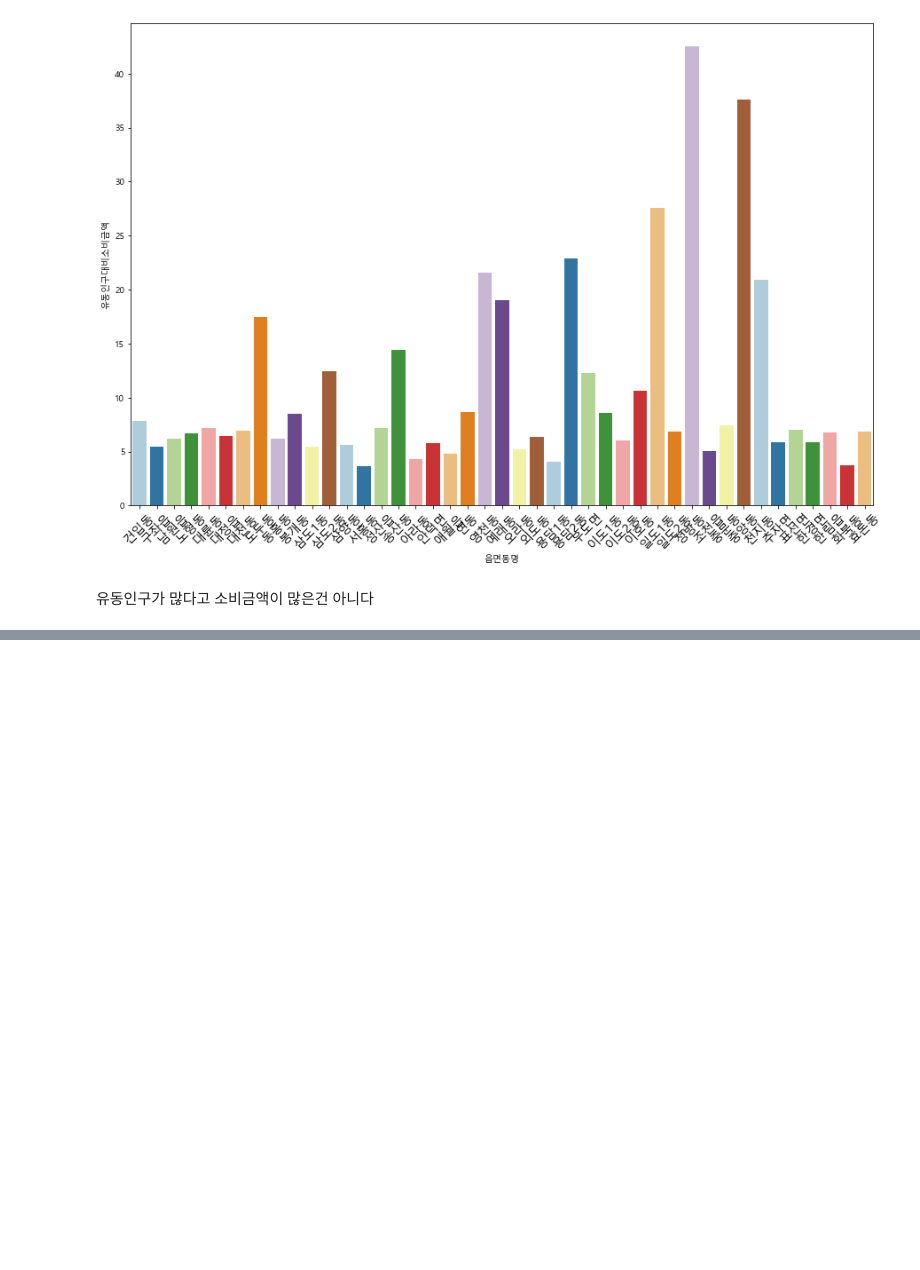
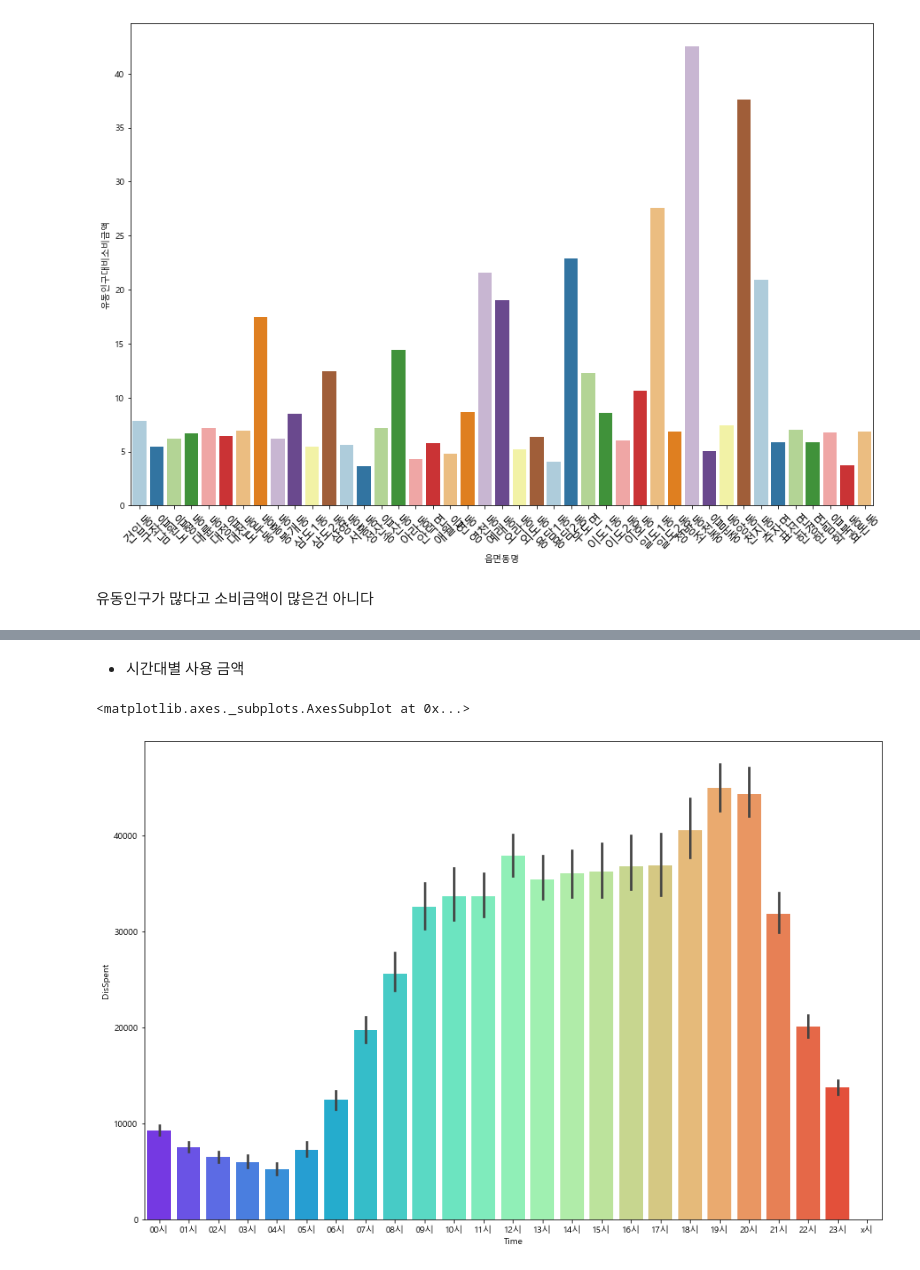
Before and after one commit to baek-junho/-1, a Jupyter notebook: dacon.jeju.ipynb, the cells around one changed output, grey strips where cells are left out. Cells and saved outputs as stored; diff of their text form; code cells hidden in the pictures; blank space fills up the shorter version.

```diff
--- a/dacon.jeju.ipynb
+++ b/dacon.jeju.ipynb
@@ -267,0 +384,8 @@ data7
+# %% [markdown]
+- 시간대별 사용 금액
+# %%
+plt.figure(figsize=(15,10))
+sns.barplot(data=total, x='Time', y='DisSpent', palette='rainbow')
+# %% [output]
+<matplotlib.axes._subplots.AxesSubplot at 0x...>
+[figure, added]
```
Also changed, not shown: parts of 33 cells of this notebook.
